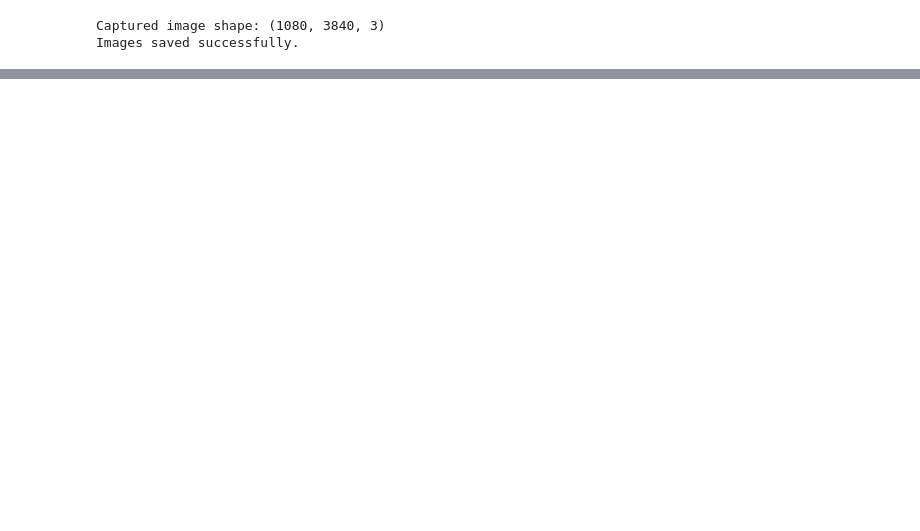
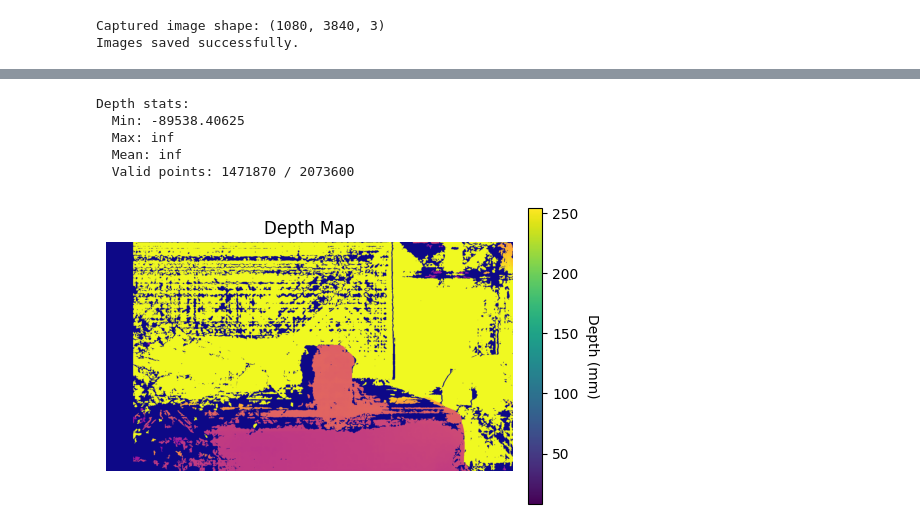
Before and after one commit to UW-RoboSoccer/vision_and_localization, a Jupyter notebook: testing/localization/camera_calibration/camera_calibration.ipynb, the cells around one changed output, grey strips where cells are left out. Saved outputs shown, nothing was run; the diff lists cells and outputs as text; code cells hidden in the pictures; blank space fills up the shorter version.

```diff
--- a/testing/localization/camera_calibration/camera_calibration.ipynb
+++ b/testing/localization/camera_calibration/camera_calibration.ipynb
@@ -60,0 +192,30 @@ cap.release()
+# %%
+point_cloud = cv2.reprojectImageTo3D(disparity, Q)
+depth = point_cloud[:, :, 2]
+valid = np.isfinite(depth) & (depth > 0)
+
+print("Depth stats:")
+print(f"  Min: {np.nanmin(depth)}")
+print(f"  Max: {np.nanmax(depth)}")
+print(f"  Mean: {np.nanmean(depth)}")
+print(f"  Valid points: {np.sum(valid)} / {depth.size}")
+
+depth_vis = np.clip(depth, 300, 1500)  # Adjust these bounds as needed
+depth_vis = cv2.normalize(depth_vis, None, 0, 255, cv2.NORM_MINMAX)
+depth_vis = np.uint8(depth_vis)
+depth_colored = cv2.applyColorMap(depth_vis, cv2.COLORMAP_PLASMA)
+
+img = plt.imshow(cv2.cvtColor(depth_colored, cv2.COLOR_BGR2RGB))
+plt.title("Depth Map")
+plt.axis('off')
+
+# Add colorbar with depth units
+cbar = plt.colorbar(img, shrink=0.8, pad=0.03)
+cbar.set_label('Depth (mm)', rotation=270, labelpad=15)
+# %% [output]
+Depth stats:
+  Min: -89538.40625
+  Max: inf
+  Mean: inf
+  Valid points: 1471870 / 2073600
+[figure, added]
```
Also changed, not shown: parts of 17 cells of this notebook.
